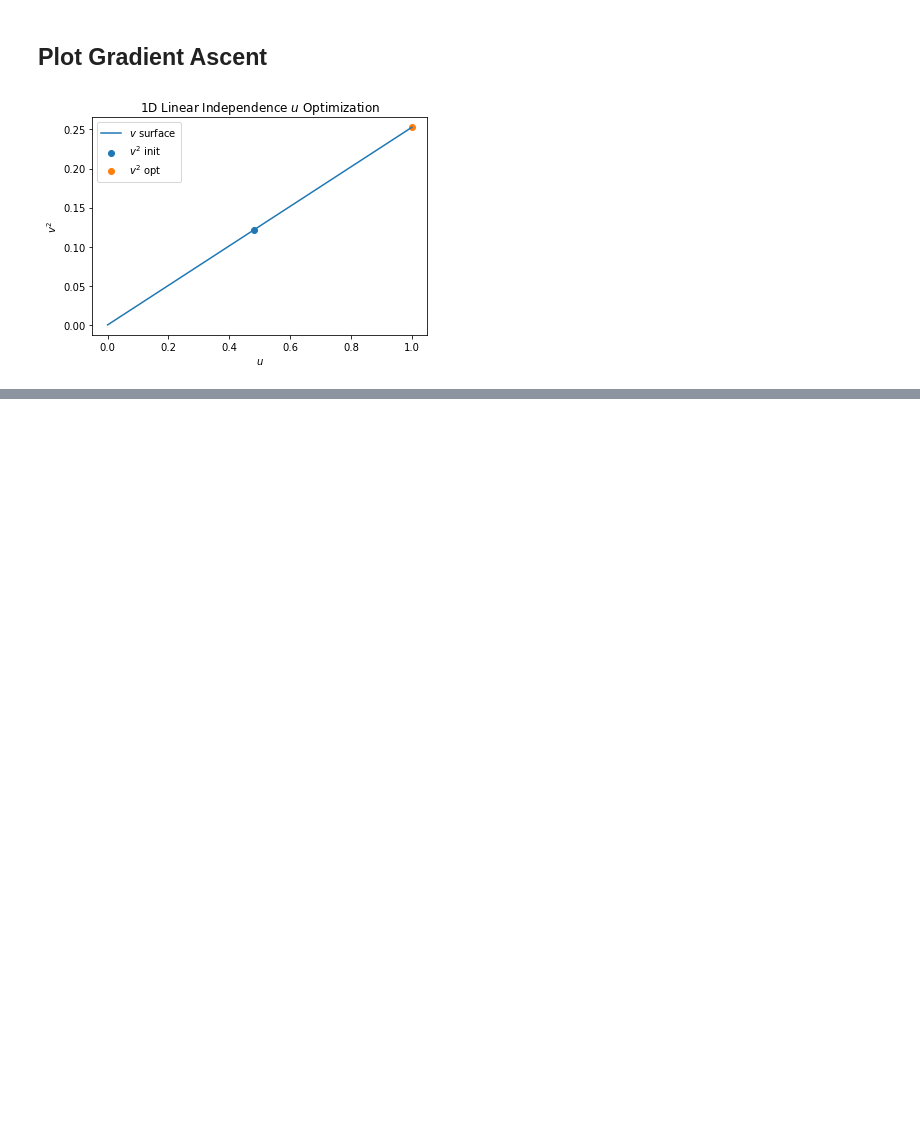
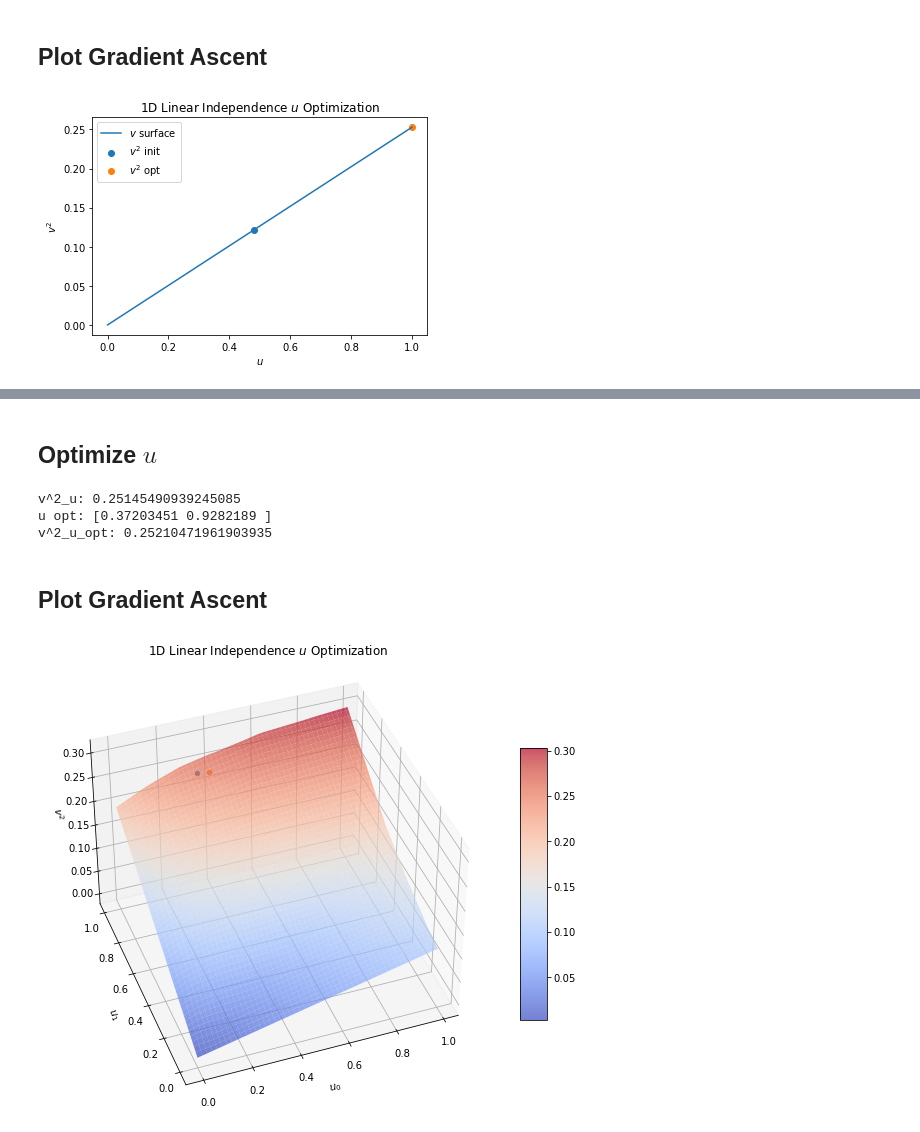
Before and after one commit to neurodata/hyppo, a Jupyter notebook: mgc_dcorr/simulated_DCA_demo.ipynb, the cells around one changed output, grey strips where cells are left out. Drawn from its saved outputs; the diff is of its cells as text; code cells hidden in the pictures; blank space fills up the shorter version.

Commit message:
2D surface plotted

```diff
--- a/mgc_dcorr/simulated_DCA_demo.ipynb
+++ b/mgc_dcorr/simulated_DCA_demo.ipynb
@@ -84,0 +144,40 @@ plt.legend([r'$v$ surface', r'$v^2$ init', r'$v^2$ opt']);
+# %% [markdown]
+## Optimize $u$
+# %%
+v_u = dc.dist_cov_sq(R_Y, R_X_u)
+print(f"v^2_u: {v_u}")
+u_opt = dc.optim_u_gd(u, X, Y, R_X, R_Y, .1, 1000)
+print(f"u opt: {u_opt}")
+R_X_u_opt = dc.re_centered_dist_u(u_opt, X, N)
+v_u_opt = dc.dist_cov_sq(R_Y, R_X_u_opt)
+print(f"v^2_u_opt: {v_u_opt}")
+# %% [output]
+v^2_u: 0.25145490939245085
+u opt: [0.37203451 0.9282189 ]
+v^2_u_opt: 0.25210471961903935
+# %% [markdown]
+## Plot Gradient Ascent
+# %%
+X_surf = np.arange(0, 1, 0.01)
+Y_surf = np.arange(0, 1, 0.01)
+X_surf, Y_surf = np.meshgrid(X_surf, Y_surf)
+v_u_plt = np.zeros_like(X_surf)
+for i in range(X_surf.shape[0]):
+    for j in range(X_surf.shape[1]):
+        R_X_u_i = dc.re_centered_dist_u(np.array([X_surf[i, j], Y_surf[i, j]]), X, N)
+        v_u_i = dc.dist_cov_sq(R_Y, R_X_u_i)
+        v_u_plt[i, j] = v_u_i
+# %%
+fig, ax = plt.subplots(subplot_kw={"projection": "3d"}, figsize=(10,10))
+surf = ax.plot_surface(X_surf, Y_surf, v_u_plt, cmap=cm.coolwarm, linewidth=0, antialiased=True, alpha=.7)
+ax.scatter([u[0]], [u[1]], [v_u])
+ax.scatter([u_opt[0]], [u_opt[1]], [v_u_opt])
+ax.set_xlabel(r"$u_0$")
+ax.set_ylabel(r"$u_1$")
+ax.set_zlabel(r"$v^2$")
+ax.set_title(r"1D Linear Independence $u$ Optimization")
+#ax.legend([r'$v$ surface', r'$v^2$ init', r'$v^2$ opt'])
+fig.colorbar(surf, shrink=0.5, aspect=10)
+ax.view_init(elev=40, azim=250);
+# %% [output]
+[figure, added]
```
Also changed, not shown: parts of 10 cells of this notebook, 1 other file.
